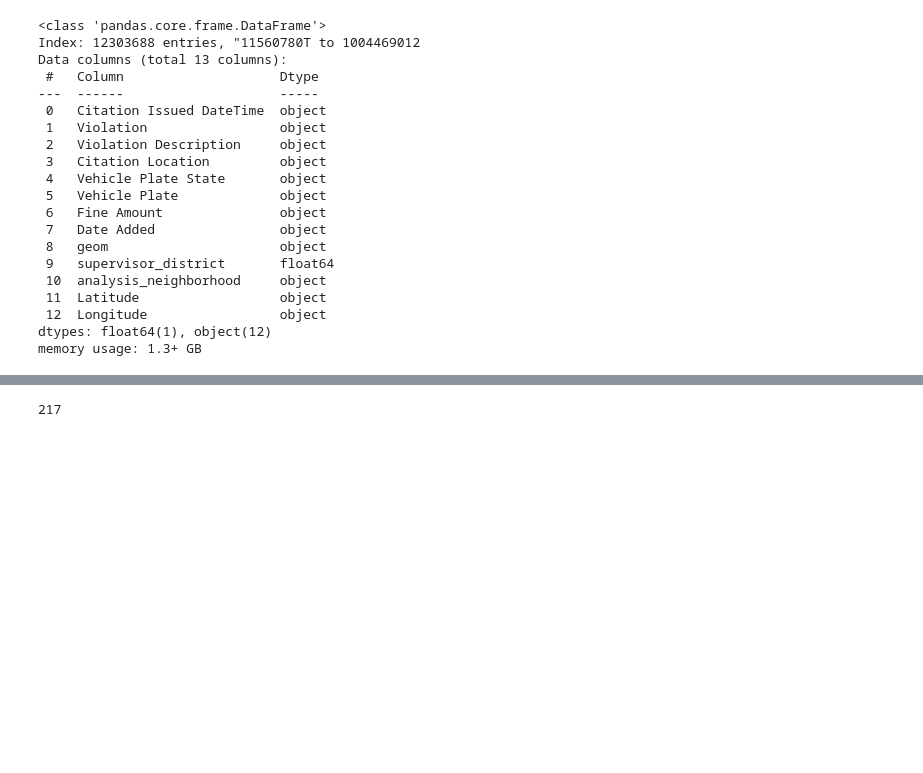
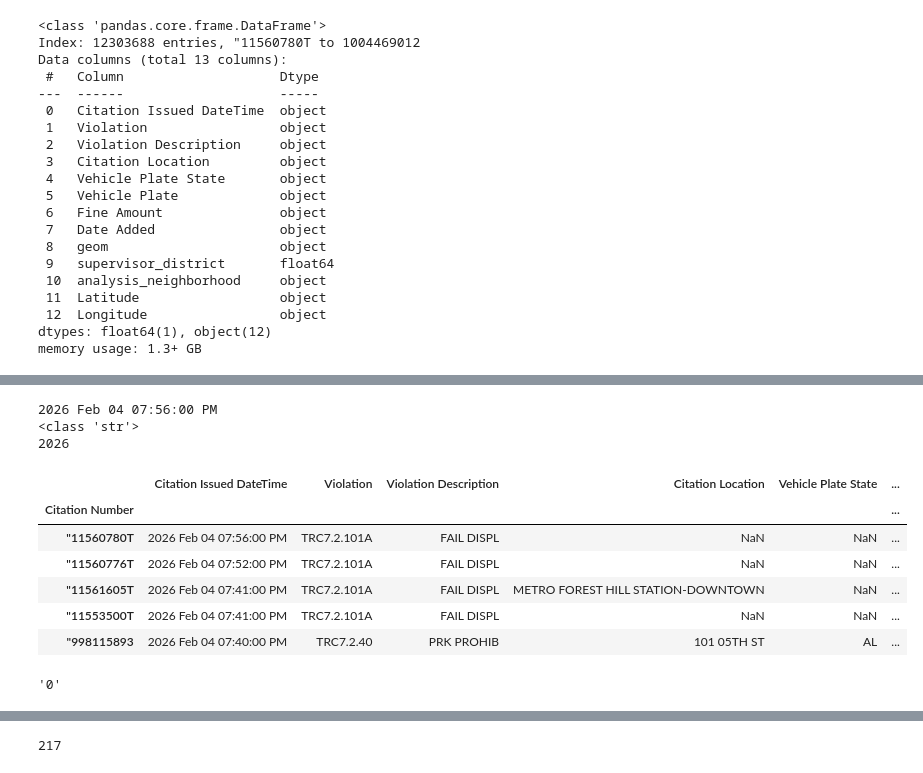
Before and after one commit to sjsu-cs122-s26/ZeninClan-sf-parking-citation-analysis, a Jupyter notebook: notebooks/main.ipynb, the cells around one changed output, grey strips where cells are left out. Saved outputs shown, nothing was run; the diff lists cells and outputs as text; code cells hidden in the pictures; blank space fills up the shorter version.

```diff
--- a/notebooks/main.ipynb
+++ b/notebooks/main.ipynb
@@ -44,0 +51,28 @@ memory usage: 1.3+ GB
+# %%
+test = df.iloc[0]['Citation Issued DateTime']
+print(test)
+print(type(test))
+print(test.split()[0])
+# %% [output]
+2026 Feb 04 07:56:00 PM
+<class 'str'>
+2026
+# %%
+def getYear(year):
+    return year.split()[0]
+
+df['Year'] = df['Citation Issued DateTime'].apply(getYear)
+# %%
+df.head()
+# %% [output]
+|  | Citation Issued DateTime | Violation | Violation Description | Citation Location | Vehicle Plate State | ... |
+| Citation Number |  |  |  |  |  | ... |
+| "11560780T | 2026 Feb 04 07:56:00 PM | TRC7.2.101A | FAIL DISPL | NaN | NaN | ... |
+| "11560776T | 2026 Feb 04 07:52:00 PM | TRC7.2.101A | FAIL DISPL | NaN | NaN | ... |
+| "11561605T | 2026 Feb 04 07:41:00 PM | TRC7.2.101A | FAIL DISPL | METRO FOREST HILL STATION-DOWNTOWN | NaN | ... |
+| "11553500T | 2026 Feb 04 07:41:00 PM | TRC7.2.101A | FAIL DISPL | NaN | NaN | ... |
+| "998115893 | 2026 Feb 04 07:40:00 PM | TRC7.2.40 | PRK PROHIB | 101 05TH ST | AL | ... |
+# %%
+df.iloc[0]['Fine Amount'].split('$')[1]
+# %% [output]
+'0'
```
Also changed, not shown: parts of 8 cells of this notebook, 3 other files.
